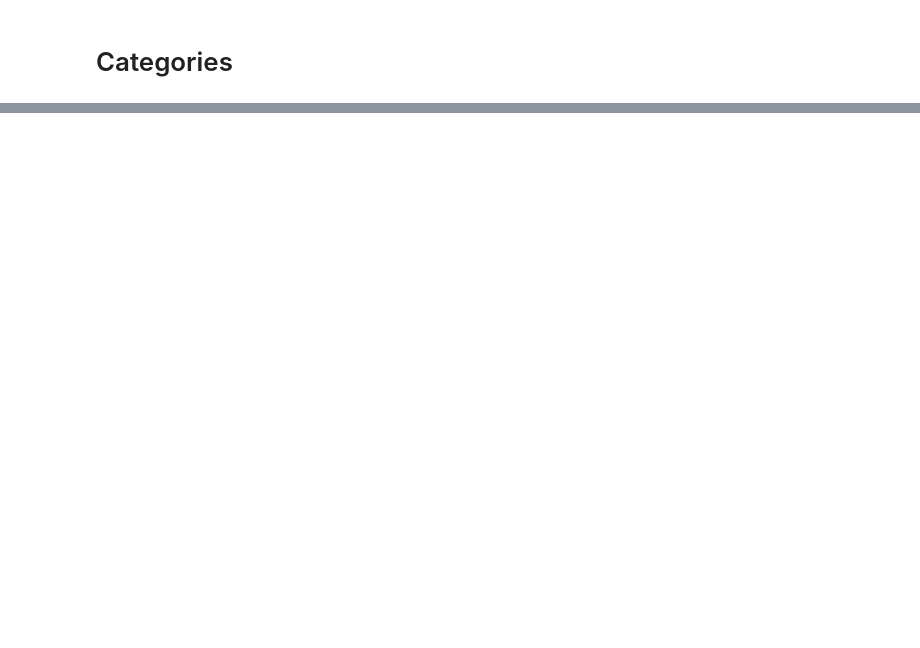
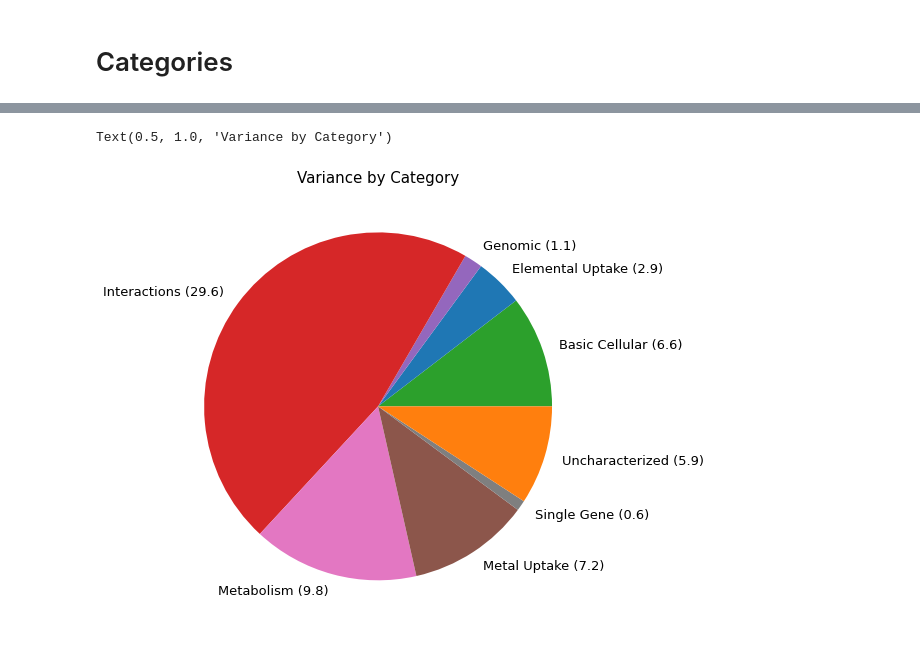
Before and after one commit to SBRG/modulome_pst, a Jupyter notebook: notebooks/7_iModulon_summary_stats.ipynb, the cells around one changed output, grey strips where cells are left out. Drawn from its saved outputs; the diff is of its cells as text; code cells hidden in the pictures; blank space fills up the shorter version.

```diff
--- a/notebooks/7_iModulon_summary_stats.ipynb
+++ b/notebooks/7_iModulon_summary_stats.ipynb
@@ -41,0 +41,16 @@ plot_activities(ica_data, 'Alginate', projects='algU_regulon', highlight='algU_r
+# %%
+cats = []
+exp_var_cats = []
+
+for cat, cat_df in ica_data.imodulon_table.groupby('category'):
+    exp_var_tot = cat_df['exp_var'].sum()
+    cats.append(cat)
+    exp_var_cats.append(exp_var_tot)
+# %%
+_, ax = plt.subplots(figsize=(8, 8))
+ax.pie(x=exp_var_cats, labels=[f'{cat} ({ev:.1f})' for cat, ev in zip(cats, exp_var_cats)],
+      textprops={'fontsize': 13}, colors=[col_cat_dict[cat] for cat in cats])
+ax.set_title('Variance by Category', fontsize=15)
+# %% [output]
+Text(0.5, 1.0, 'Variance by Category')
+[figure, added]
```
Also changed, not shown: parts of 16 cells of this notebook, 6 other files.
